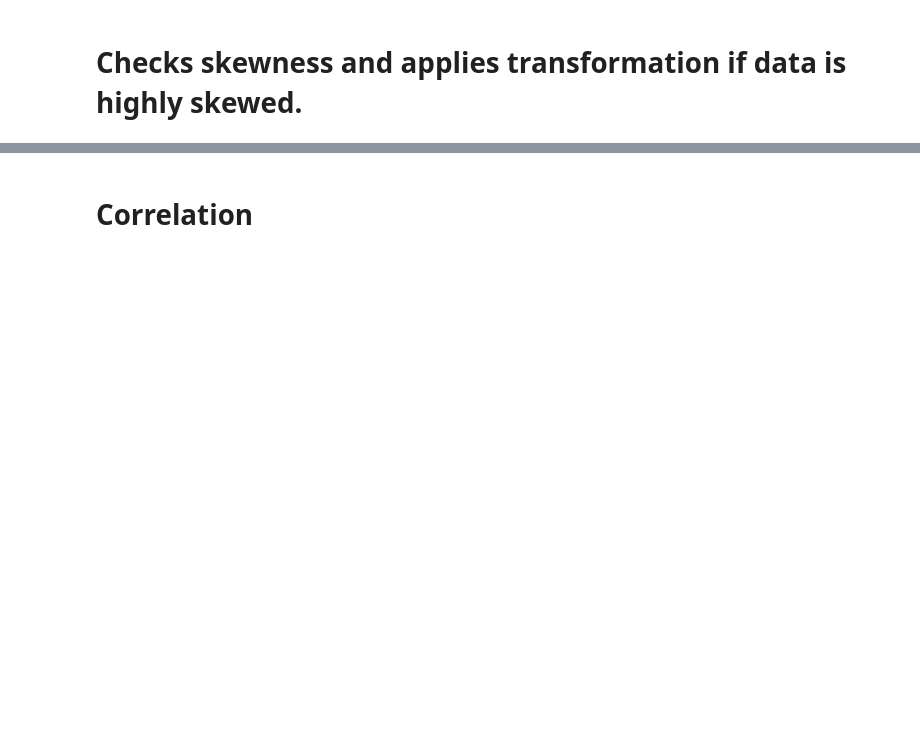
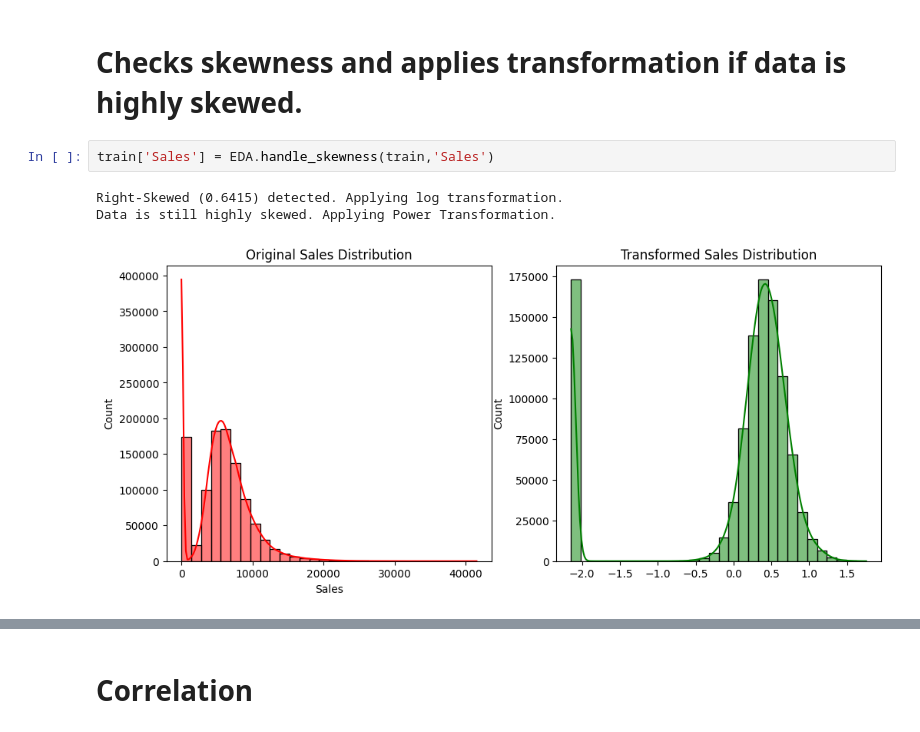
Before and after one commit to hiwothadush/store-sales-forecasting, a Jupyter notebook: notebooks/Eploratory_data_analysis.ipynb, the cells around one changed output, grey strips where cells are left out. Drawn from its saved outputs; the diff is of its cells as text; blank space fills up the shorter version.

Commit message:
Effect of promos, sales during holidays before and after and other analyses

```diff
--- a/notebooks/Eploratory_data_analysis.ipynb
+++ b/notebooks/Eploratory_data_analysis.ipynb
@@ -87,2 +102,8 @@ for df in [train, test, store]:
 # %% [markdown]
 # **Checks skewness and applies transformation if data is highly skewed.**
+# %%
+train['Sales'] = EDA.handle_skewness(train,'Sales')
+# %% [output]
+Right-Skewed (0.6415) detected. Applying log transformation.
+Data is still highly skewed. Applying Power Transformation.
+[figure, added]
```
Also changed, not shown: parts of 48 cells of this notebook.
